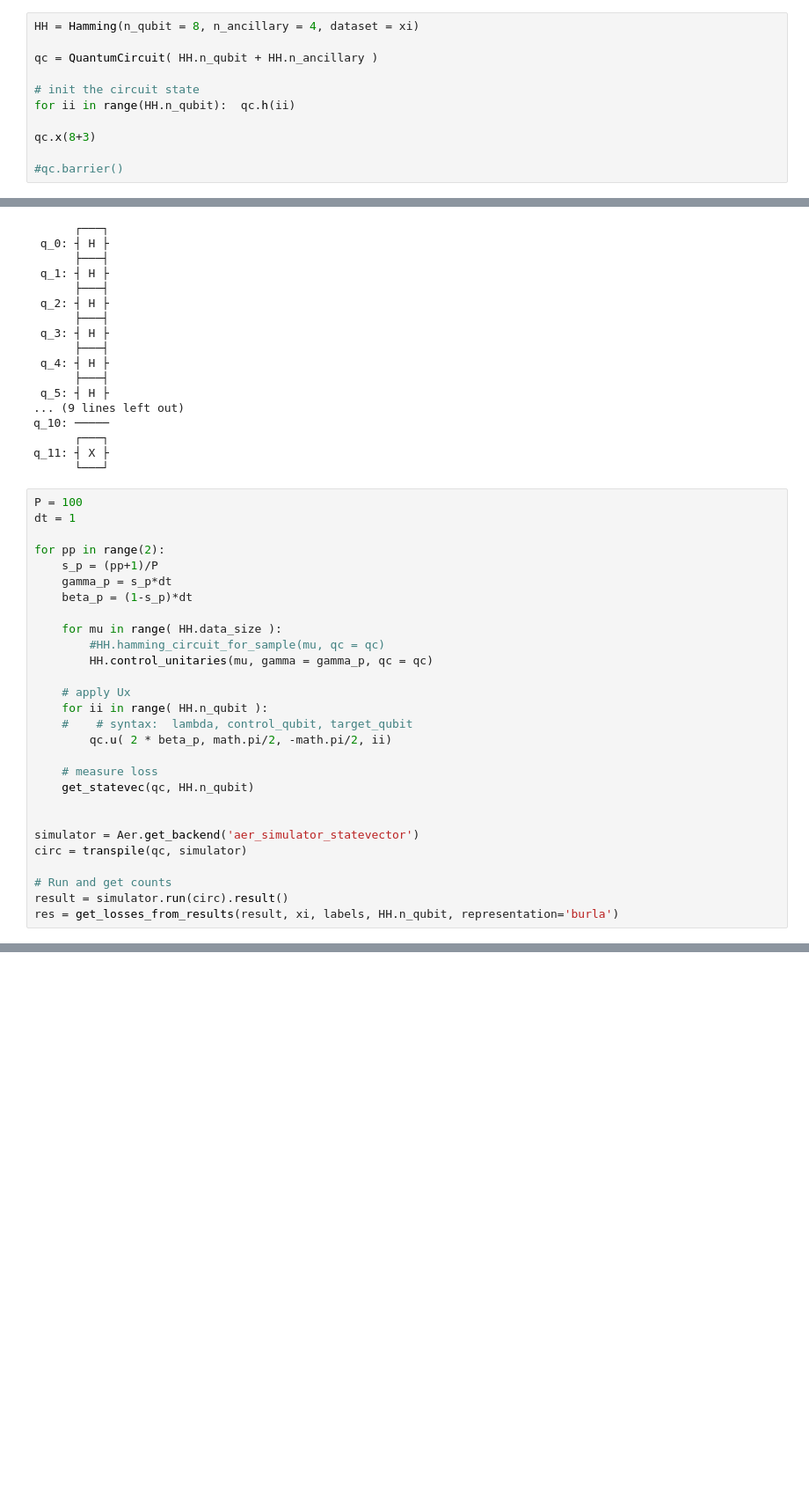
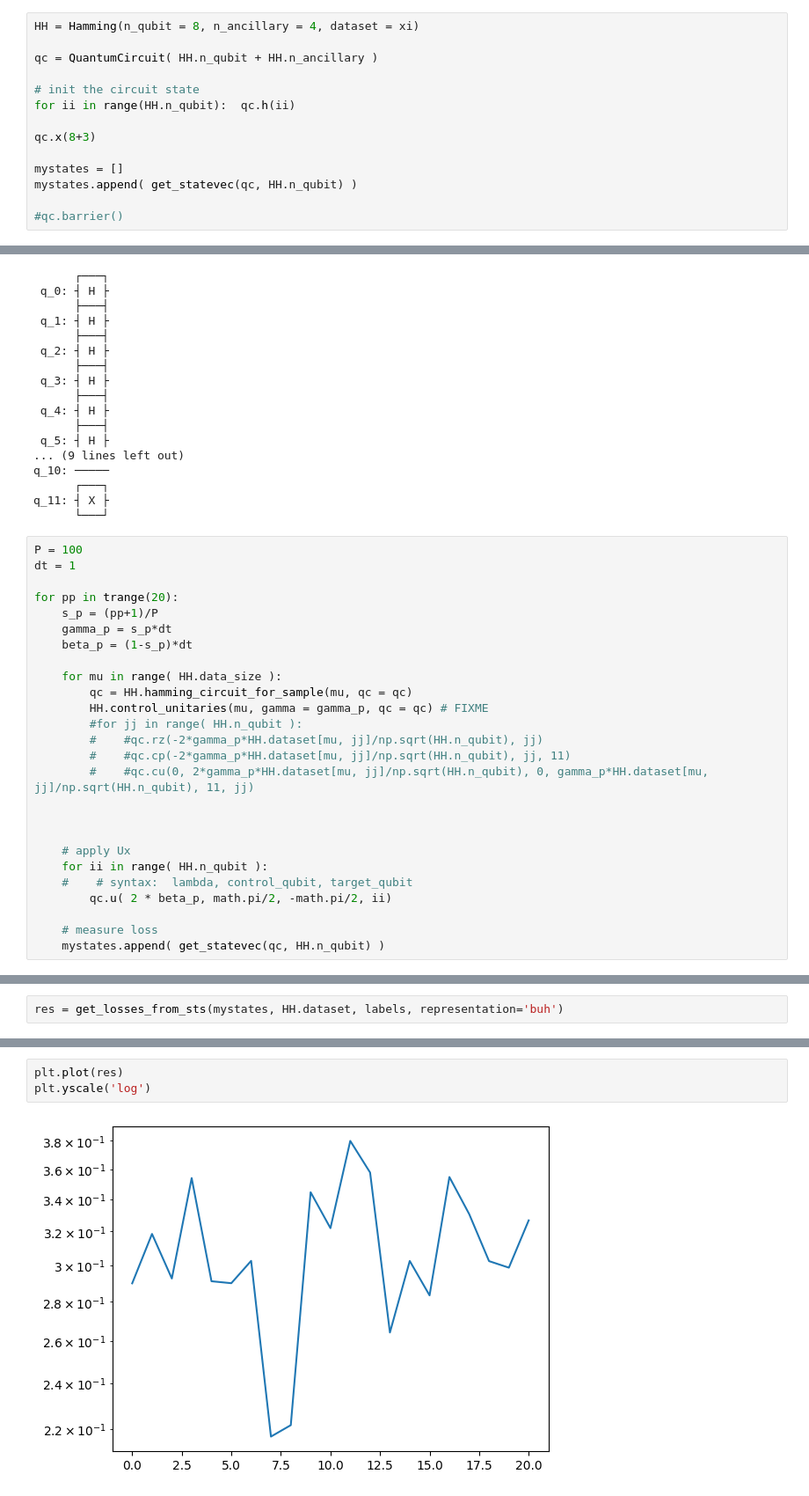
Before and after one commit to baronefr/perceptron-dqa, a Jupyter notebook: circuit-demo.ipynb, the cells around one changed output, grey strips where cells are left out. Shown at 88% size. Drawn from its saved outputs; the diff is of its cells as text; blank space fills up the shorter version.

```diff
--- a/circuit-demo.ipynb
+++ b/circuit-demo.ipynb
@@ -28,4 +32,7 @@ for ii in range(HH.n_qubit):  qc.h(ii)
 
 qc.x(8+3)
 
+mystates = []
+mystates.append( get_statevec(qc, HH.n_qubit) )
+
 #qc.barrier()
@@ -55,14 +60,20 @@ q_11: ┤ X ├
 P = 100
 dt = 1
 
-for pp in range(2):
+for pp in trange(20):
     s_p = (pp+1)/P
     gamma_p = s_p*dt
     beta_p = (1-s_p)*dt
 
     for mu in range( HH.data_size ):
-        #HH.hamming_circuit_for_sample(mu, qc = qc)
-        HH.control_unitaries(mu, gamma = gamma_p, qc = qc)
+        qc = HH.hamming_circuit_for_sample(mu, qc = qc)
+        HH.control_unitaries(mu, gamma = gamma_p, qc = qc) # FIXME
+        #for jj in range( HH.n_qubit ):
+        #    #qc.rz(-2*gamma_p*HH.dataset[mu, jj]/np.sqrt(HH.n_qubit), jj)
+        #    #qc.cp(-2*gamma_p*HH.dataset[mu, jj]/np.sqrt(HH.n_qubit), jj, 11)
+        #    #qc.cu(0, 2*gamma_p*HH.dataset[mu, jj]/np.sqrt(HH.n_qubit), 0, gamma_p*HH.dataset[mu, jj]/np.sqrt(HH.n_qubit), 11, jj)
+
+
 
     # apply Ux
     for ii in range( HH.n_qubit ):
@@ -70,12 +81,4 @@ for pp in range(2):
         qc.u( 2 * beta_p, math.pi/2, -math.pi/2, ii)
 
     # measure loss
-    get_statevec(qc, HH.n_qubit)
-
-
-simulator = Aer.get_backend('aer_simulator_statevector')
-circ = transpile(qc, simulator)
-
-# Run and get counts
-result = simulator.run(circ).result()
-res = get_losses_from_results(result, xi, labels, HH.n_qubit, representation='burla')
+    mystates.append( get_statevec(qc, HH.n_qubit) )
@@ -131,0 +87,2 @@ DensityMatrix([[ 3.55201644e-03+9.03923797e-22j,
+# %%
+res = get_losses_from_sts(mystates, HH.dataset, labels, representation='buh')
@@ -131,0 +109,5 @@ DensityMatrix([[ 3.55201644e-03+9.03923797e-22j,
+# %%
+plt.plot(res)
+plt.yscale('log')
+# %% [output]
+[figure, added]
```
Also changed, not shown: parts of 9 cells of this notebook, 7 other files.
